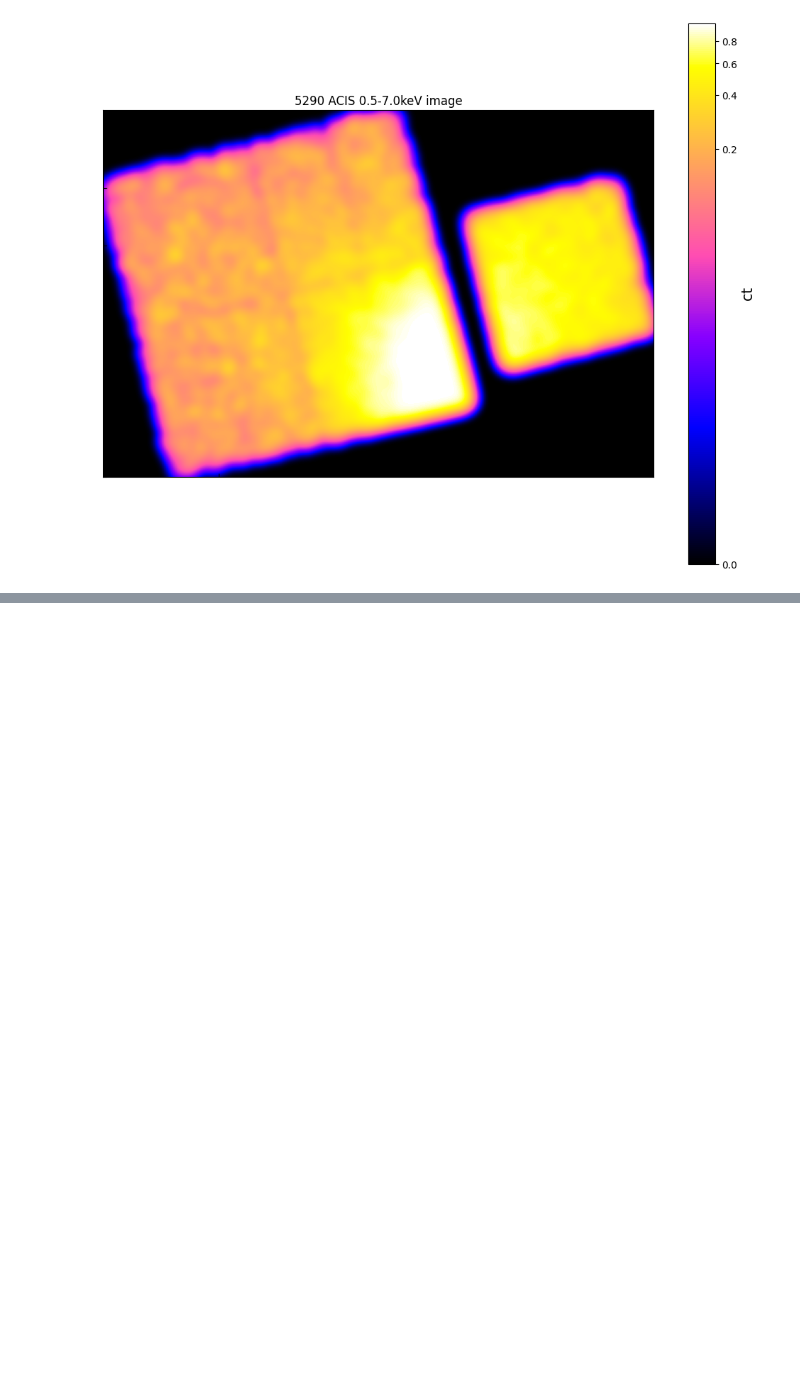
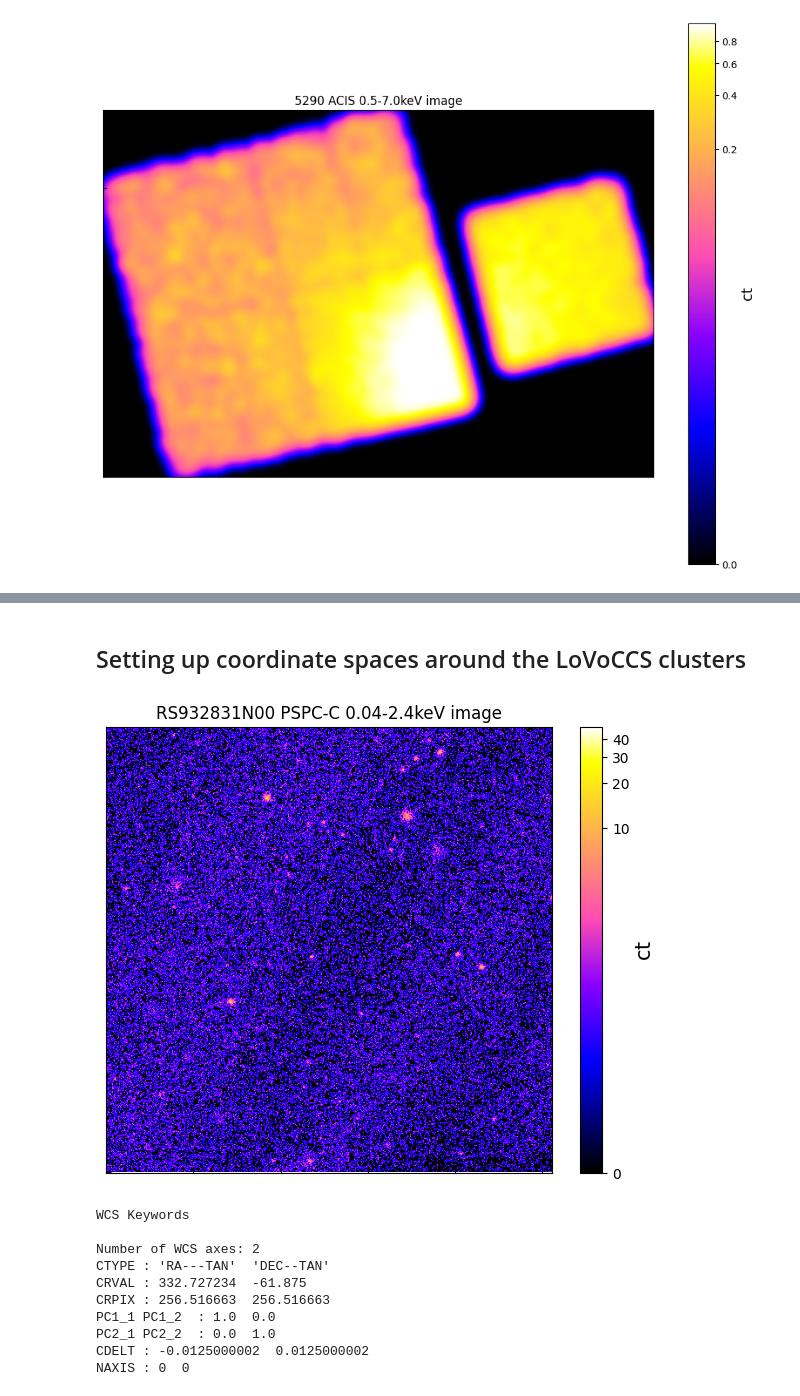
Before and after one commit to LoVoCCS/X-LoVoCCS-Data, a Jupyter notebook: notebooks/visualisations_coverage/observation_coverage.ipynb, the cells around one changed output, grey strips where cells are left out. Cells and saved outputs as stored; diff of their text form; code cells hidden in the pictures; blank space fills up the shorter version.

```diff
--- a/notebooks/visualisations_coverage/observation_coverage.ipynb
+++ b/notebooks/visualisations_coverage/observation_coverage.ipynb
@@ -285,0 +355,19 @@ for oi in rosp_obs_ids:
+# %% [markdown]
+## Setting up coordinate spaces around the LoVoCCS clusters
+# %%
+test_im = Image('../../data/rosat_all_sky_raw/RS932831N00/rs932831n00_im1.fits', 'RS932831N00', 'PSPC-C', '', '',
+                '', Quantity(0.04, 'keV'), Quantity(2.4, 'keV'))
+test_im.view(figsize=(6, 5))
+test_im.radec_wcs
+# %% [output]
+[figure, added]
+WCS Keywords
+
+Number of WCS axes: 2
+CTYPE : 'RA---TAN'  'DEC--TAN'
+CRVAL : 332.727234  -61.875
+CRPIX : 256.516663  256.516663
+PC1_1 PC1_2  : 1.0  0.0
+PC2_1 PC2_2  : 0.0  1.0
+CDELT : -0.0125000002  0.0125000002
+NAXIS : 0  0
```
Also changed, not shown: parts of 19 cells of this notebook.
